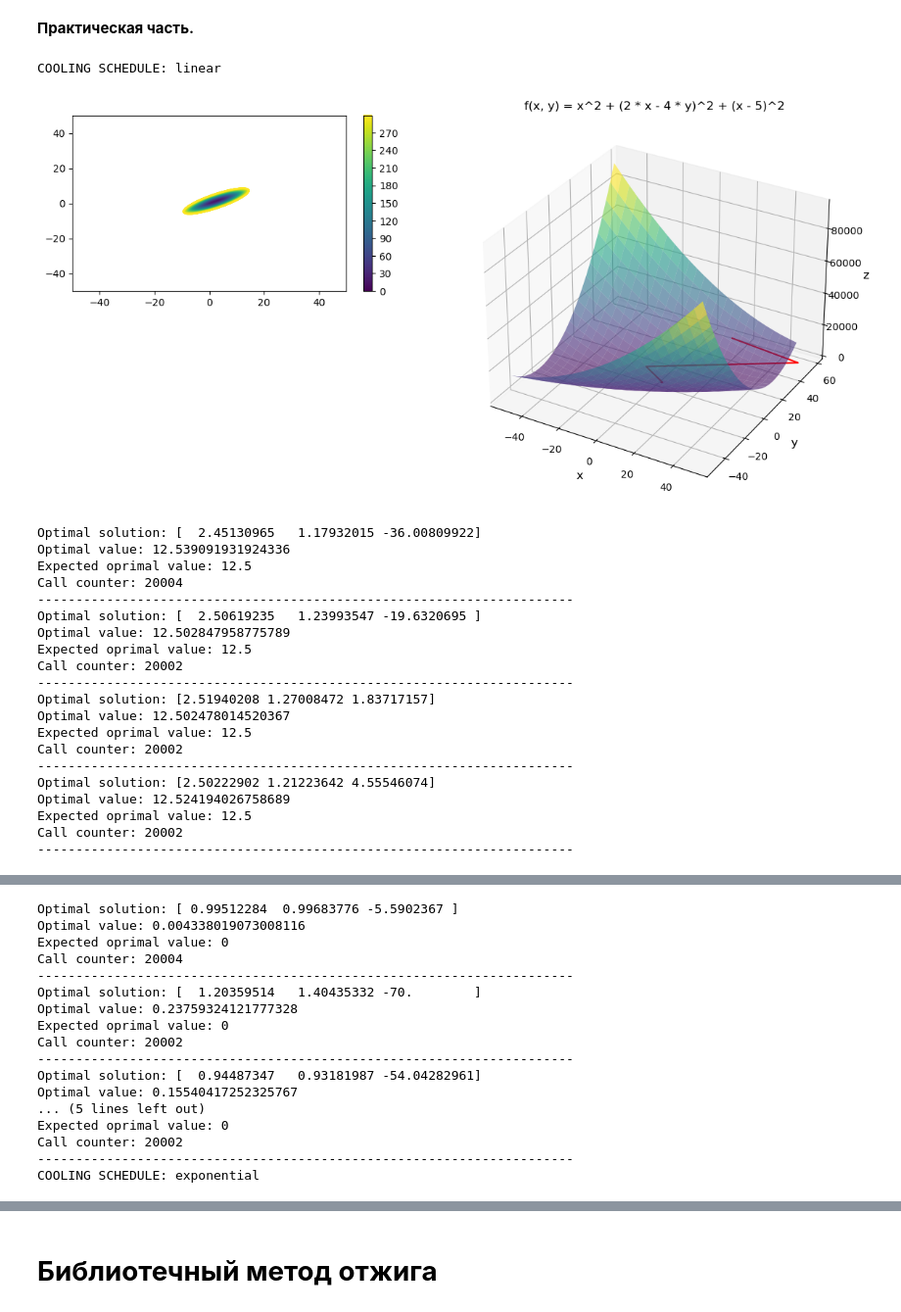
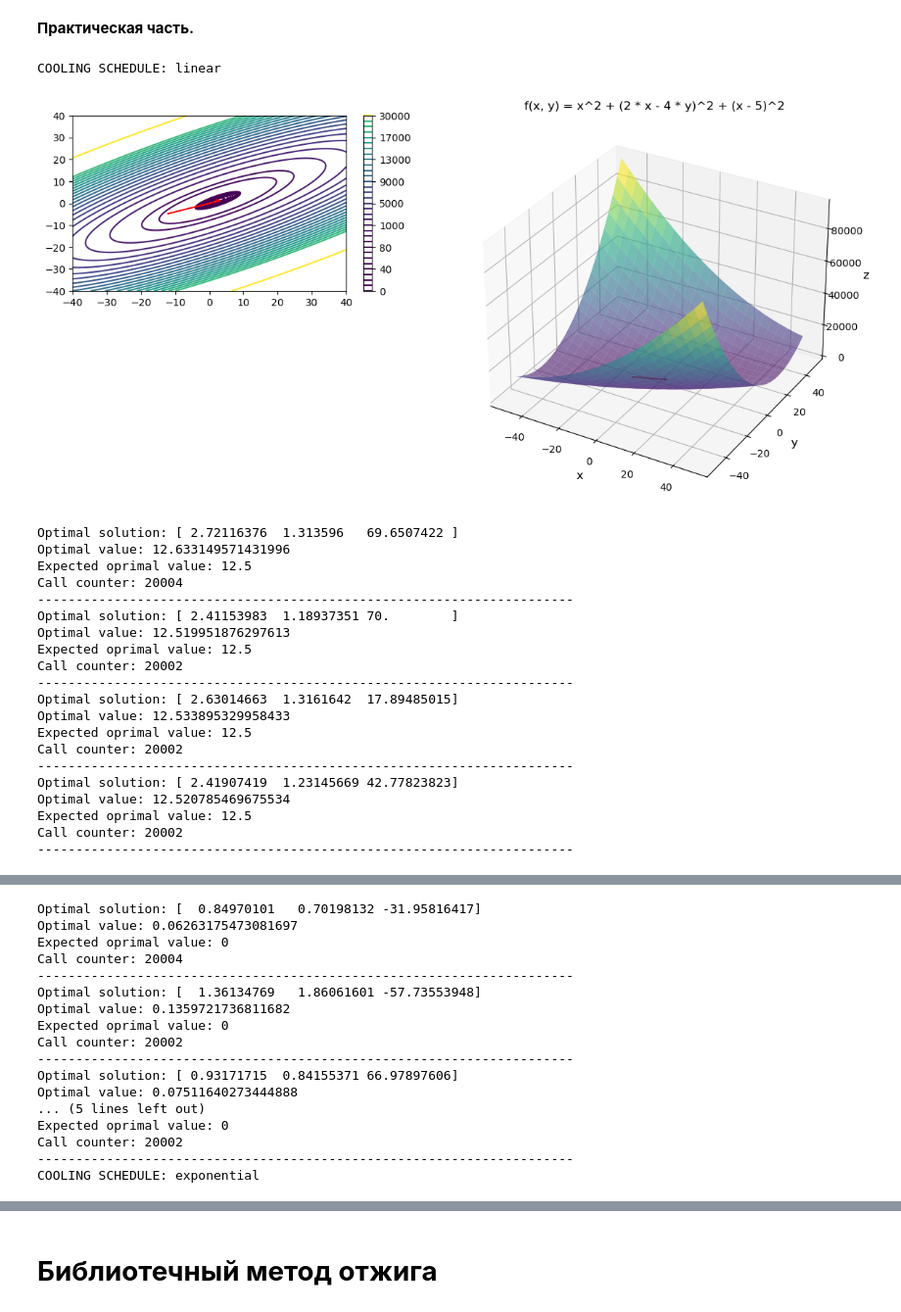
Before and after one commit to Saintghetto17/Optimization_Lab_4, a Jupyter notebook: Lab4.ipynb, the cells around one changed output, grey strips where cells are left out. Shown at 98% size. Drawn from its saved outputs; the diff is of its cells as text; code cells hidden in the pictures.

Commit message:
Update visualisation

```diff
--- a/Lab4.ipynb
+++ b/Lab4.ipynb
@@ -60,15 +60,22 @@ def visualize(function, points):
     ax.plot(points[:, 0], points[:, 1], points[:, 2], color='red', label='Annealing')
 
     ax_contur = fig.add_subplot(231)
-    X_contur = np.linspace(-50, 50, 1000)
-    Y_contur = np.linspace(-50, 50, 1000)
+    X_contur = np.linspace(-40, 40, 1000)
+    Y_contur = np.linspace(-40, 40, 1000)
     X_contur, Y_contur = np.meshgrid(X_contur, Y_contur)
     Z_contur = function([X_contur, Y_contur])
-    cp = ax_contur.contour(X_contur, Y_contur, Z_contur, levels=np.arange(0, 300, 1))
+    arr1 = np.arange(0, 100, 10)
+    arr2 = np.arange(100, 1000, 500)
+    arr3 = np.arange(1000, 20000, 1000)
+    arr4 = np.arange(20000, 40000, 10000)
+    combined_arr1 = np.concatenate((arr1, arr2))
+    combined_arr2 = np.concatenate((arr3, arr4))
+    combined_arr3 = np.concatenate((combined_arr1, combined_arr2))
+    cp = ax_contur.contour(X_contur, Y_contur, Z_contur, levels=combined_arr3)
+    ax_contur.plot(points[:, 0], points[:, 1], color='red')
     plt.colorbar(cp)
 
     plt.show()
-
 
 
 def simulated_annealing(function, bounds, visualization = True, cooling_schedule = 'linear'):
@@ -106,51 +113,51 @@ def simulated_annealing(function, bounds, visualization = True, cooling_schedule
 
         if cooling_schedule == 'linear':
             current_temperature -= cooling_linear_rate * max_temperature
 
         if cooling_schedule == 'exponential':
             current_temperature *= cooling_exp_rate
 
     if visualization:
         visualize(function, np.array(points))
 
     return best_solution
 
 bounds = np.array([(-50, 50), (-60, 60), (-70, 70)])
 tests_number = 5
 
 for schedule in ['linear', 'exponential']:
     print('COOLING SCHEDULE: ' + schedule)
     for func in [function1, function2]:
         first_test = True
         for i in range(1, tests_number):
             result = simulated_annealing(func, bounds, first_test, schedule)
             first_test = False
             print("Optimal solution:", result)
             print("Optimal value:", func(result))
             print("Expected oprimal value:", func.minimum)
             print("Call counter:", func.calls)
             print("-"*70)
             func.calls = 0
 # %% [output]
 COOLING SCHEDULE: linear
-[figure, old version]
+[figure, new version]
-Optimal solution: [  2.45130965   1.17932015 -36.00809922]
-Optimal value: 12.539091931924336
+Optimal solution: [ 2.72116376  1.313596   69.6507422 ]
+Optimal value: 12.633149571431996
 Expected oprimal value: 12.5
 Call counter: 20004
 ----------------------------------------------------------------------
-Optimal solution: [  2.50619235   1.23993547 -19.6320695 ]
-Optimal value: 12.502847958775789
+Optimal solution: [ 2.41153983  1.18937351 70.        ]
+Optimal value: 12.519951876297613
 Expected oprimal value: 12.5
 Call counter: 20002
 ----------------------------------------------------------------------
-Optimal solution: [2.51940208 1.27008472 1.83717157]
-Optimal value: 12.502478014520367
+Optimal solution: [ 2.63014663  1.3161642  17.89485015]
+Optimal value: 12.533895329958433
 Expected oprimal value: 12.5
 Call counter: 20002
 ----------------------------------------------------------------------
-Optimal solution: [2.50222902 1.21223642 4.55546074]
-Optimal value: 12.524194026758689
+Optimal solution: [ 2.41907419  1.23145669 42.77823823]
+Optimal value: 12.520785469675534
 Expected oprimal value: 12.5
 Call counter: 20002
 ----------------------------------------------------------------------
@@ -158,15 +165,15 @@ Call counter: 20002
-Optimal solution: [ 0.99512284  0.99683776 -5.5902367 ]
-Optimal value: 0.004338019073008116
+Optimal solution: [  0.84970101   0.70198132 -31.95816417]
+Optimal value: 0.06263175473081697
 Expected oprimal value: 0
 Call counter: 20004
 ----------------------------------------------------------------------
-Optimal solution: [  1.20359514   1.40435332 -70.        ]
-Optimal value: 0.23759324121777328
+Optimal solution: [  1.36134769   1.86061601 -57.73553948]
+Optimal value: 0.1359721736811682
 Expected oprimal value: 0
 Call counter: 20002
 ----------------------------------------------------------------------
-Optimal solution: [  0.94487347   0.93181987 -54.04282961]
-Optimal value: 0.15540417252325767
+Optimal solution: [ 0.93171715  0.84155371 66.97897606]
+Optimal value: 0.07511640273444888
 ... (5 lines left out)
 Expected oprimal value: 0
 Call counter: 20002
```
Also changed, not shown: parts of 1 cell of this notebook.
